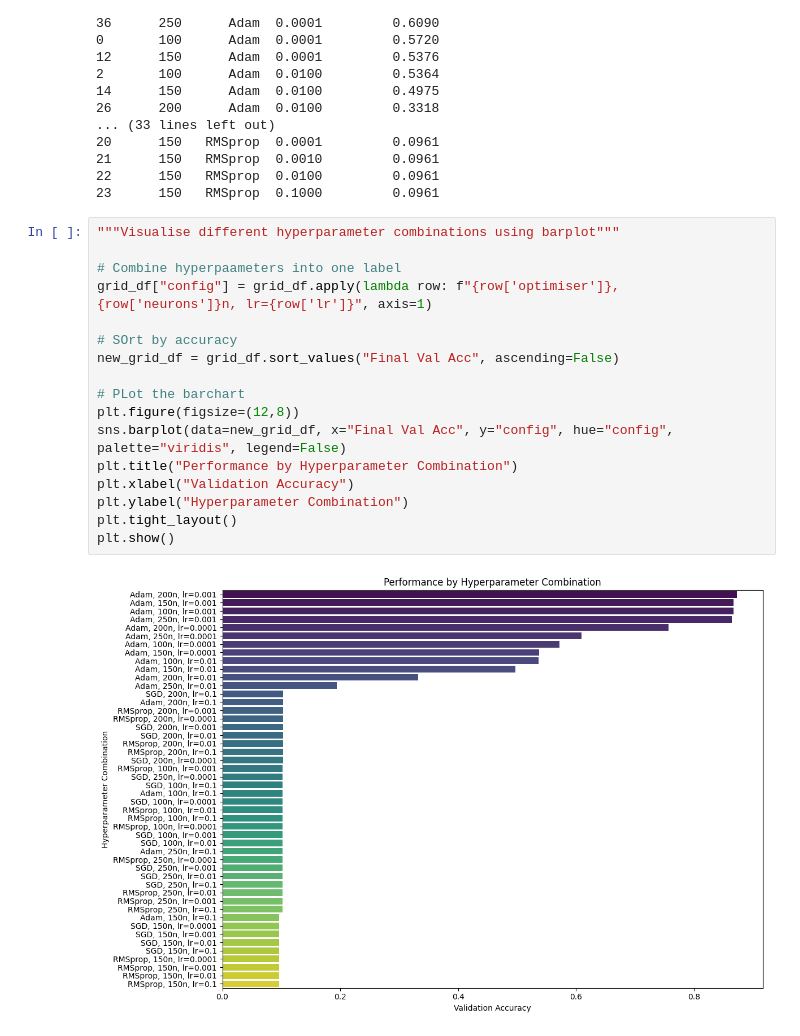
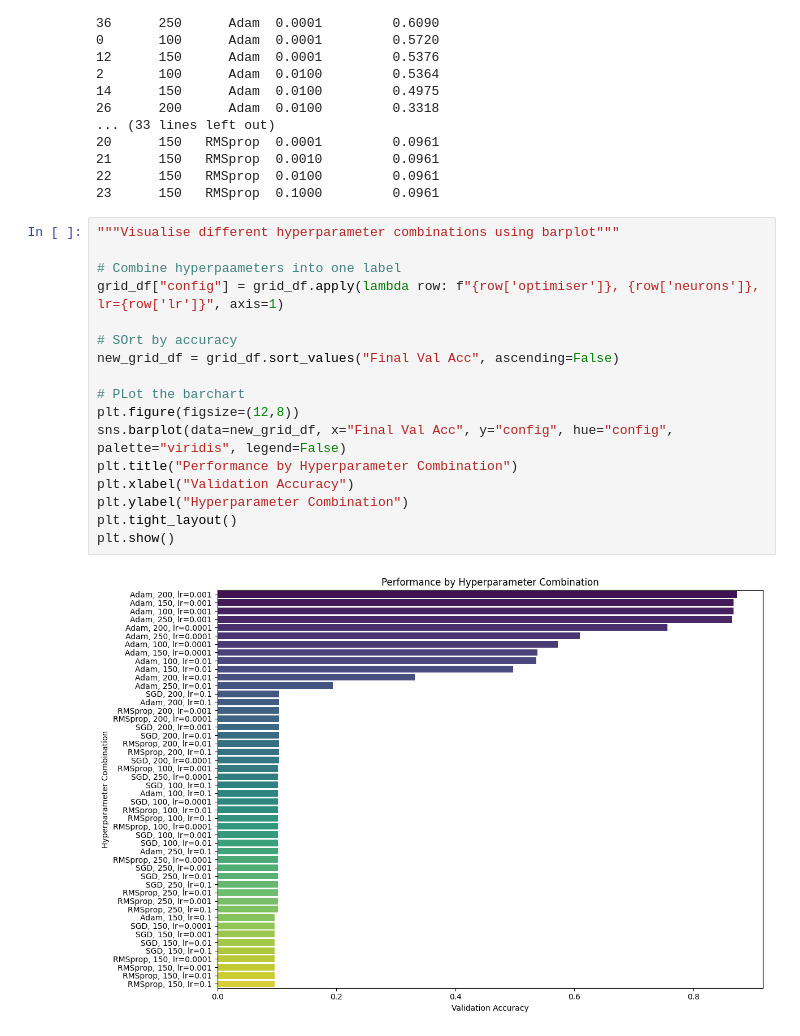
Before and after one commit to traceyomphile/CSC2042S-Neural-Network, a Jupyter notebook: Neural Network.ipynb, the cells around one changed output. Cells and saved outputs as stored; diff of their text form.

```diff
--- a/Neural Network.ipynb
+++ b/Neural Network.ipynb
@@ -450,19 +450,19 @@ print(sorted_grid_df)
 # %%
 """Visualise different hyperparameter combinations using barplot"""
 
 # Combine hyperpaameters into one label
-grid_df["config"] = grid_df.apply(lambda row: f"{row['optimiser']}, {row['neurons']}n, lr={row['lr']}", axis=1)
+grid_df["config"] = grid_df.apply(lambda row: f"{row['optimiser']}, {row['neurons']}, lr={row['lr']}", axis=1)
 
 # SOrt by accuracy
 new_grid_df = grid_df.sort_values("Final Val Acc", ascending=False)
 
 # PLot the barchart
 plt.figure(figsize=(12,8))
 sns.barplot(data=new_grid_df, x="Final Val Acc", y="config", hue="config", palette="viridis", legend=False)
 plt.title("Performance by Hyperparameter Combination")
 plt.xlabel("Validation Accuracy")
 plt.ylabel("Hyperparameter Combination")
 plt.tight_layout()
 plt.show()
 # %% [output]
-[figure, old version]
+[figure, new version]
```
Also changed, not shown: parts of 2 cells of this notebook.
